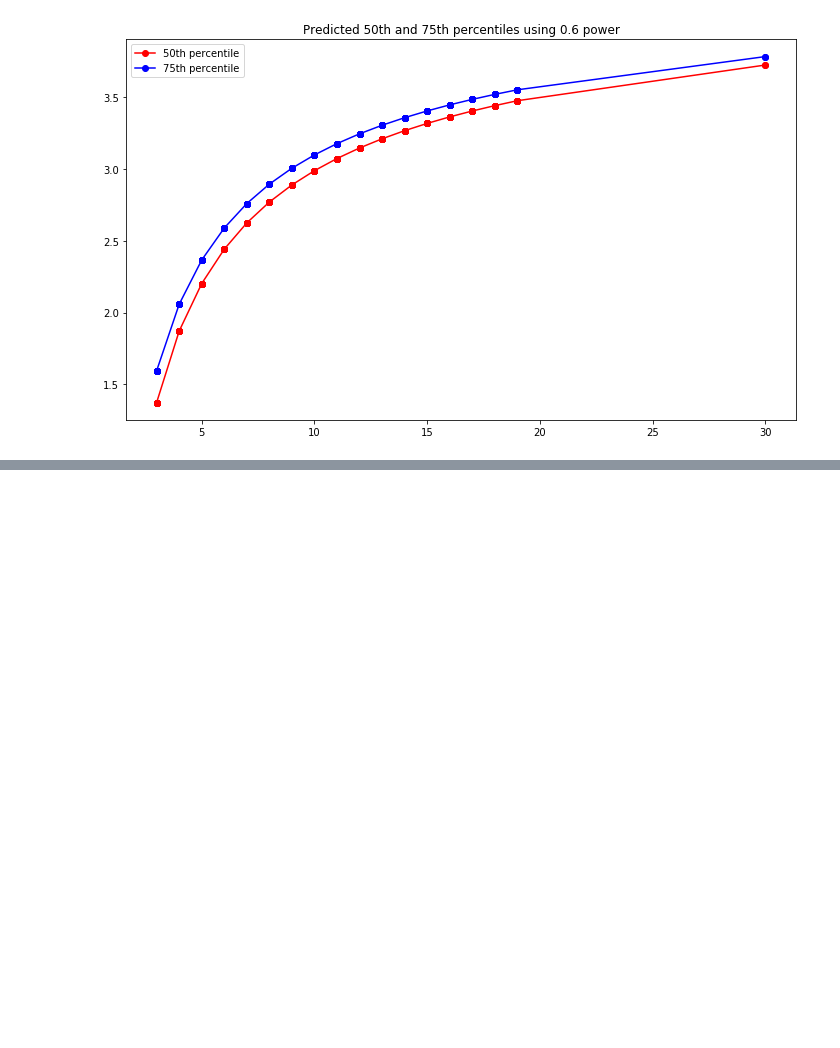
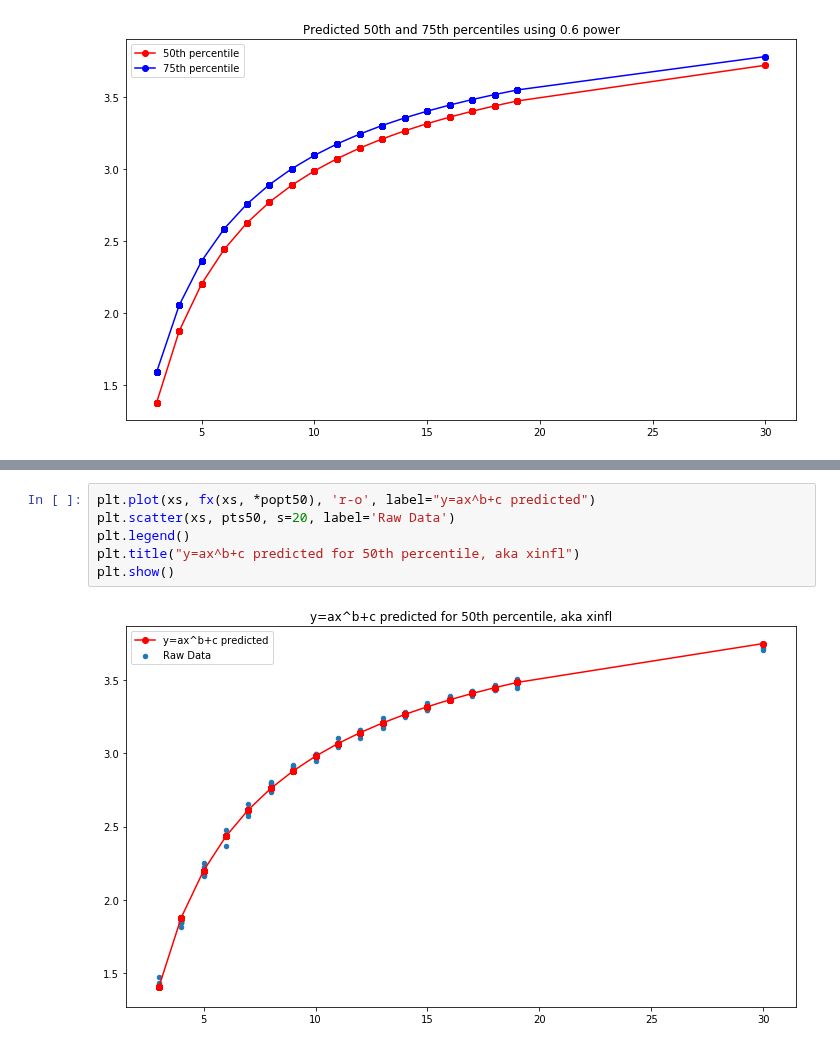
Before and after one commit to wjladams/pyanp, a Jupyter notebook: scrap/AR-InconsistencyResearch.ipynb, the cells around one changed output, grey strips where cells are left out. Drawn from its saved outputs; the diff is of its cells as text; blank space fills up the shorter version.

```diff
--- a/scrap/AR-InconsistencyResearch.ipynb
+++ b/scrap/AR-InconsistencyResearch.ipynb
@@ -437,0 +464,8 @@ plt.show()
+# %%
+plt.plot(xs, fx(xs, *popt50), 'r-o', label="y=ax^b+c predicted")
+plt.scatter(xs, pts50, s=20, label='Raw Data')
+plt.legend()
+plt.title("y=ax^b+c predicted for 50th percentile, aka xinfl")
+plt.show()
+# %% [output]
+[figure, added]
```
Also changed, not shown: parts of 41 cells of this notebook.
